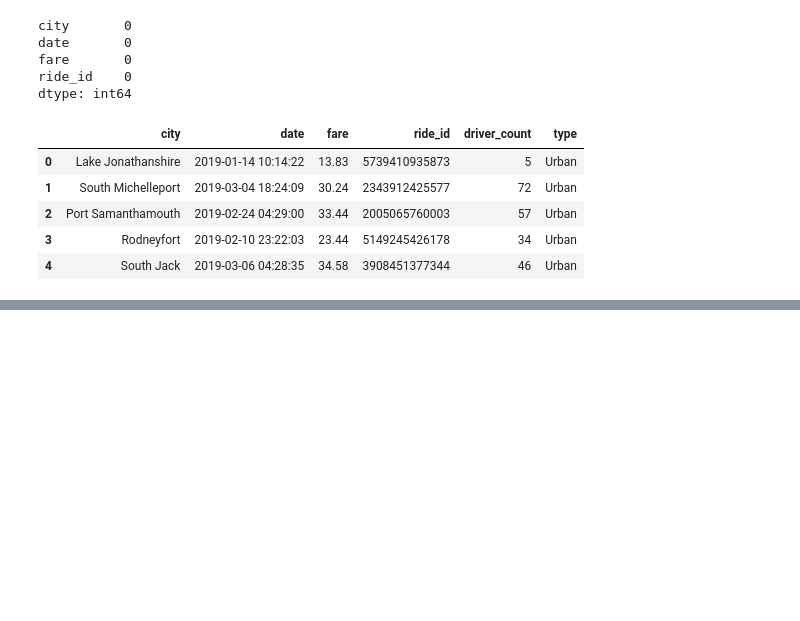
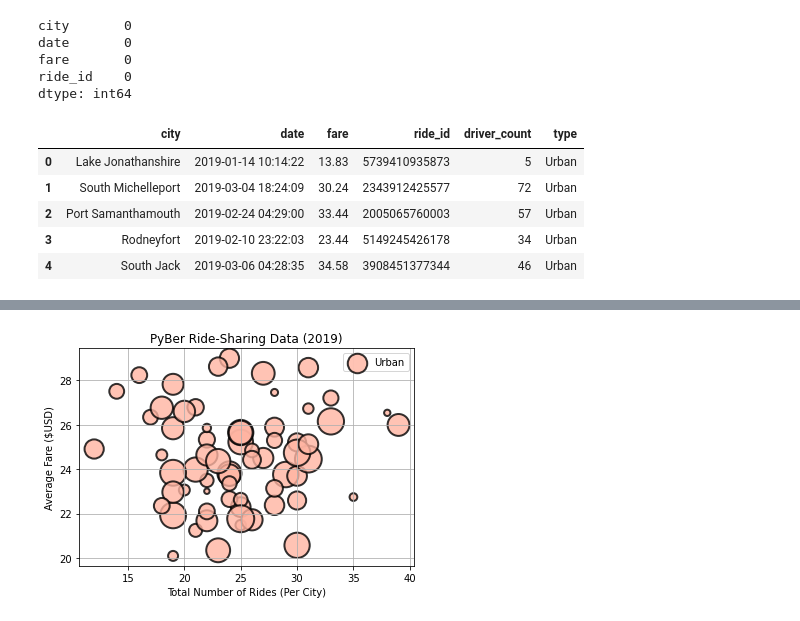
Before and after one commit to Jace-Loo/Pyber_Analysis, a Jupyter notebook: PyBer.ipynb, the cells around one changed output, grey strips where cells are left out. Cells and saved outputs as stored; diff of their text form; code cells hidden in the pictures; blank space fills up the shorter version.

Commit message:
Adding PyBer bubble plot analysis

```diff
--- a/PyBer.ipynb
+++ b/PyBer.ipynb
@@ -113,3 +113,7 @@ pyber_data_df.head()
 | 2 | Port Samanthamouth | 2019-02-24 04:29:00 | 33.44 | 2005065760003 | 57 | Urban |
 | 3 | Rodneyfort | 2019-02-10 23:22:03 | 23.44 | 5149245426178 | 34 | Urban |
 | 4 | South Jack | 2019-03-06 04:28:35 | 34.58 | 3908451377344 | 46 | Urban |
+# %%
+# create urban cities dataframe
+urban_cities_df = pyber_data_df[pyber_data_df["type"] == "Urban"]
+urban_cities_df.head(10)
@@ -115,0 +164,4 @@ pyber_data_df.head()
+# %%
+# create a series for number of rides for urban cities
+urban_ride_count = urban_cities_df.groupby(["city"]).count()["ride_id"]
+urban_ride_count.head()
@@ -115,0 +200,32 @@ pyber_data_df.head()
+# %%
+# avg fare for each city in urban cities
+urban_avg_fare = urban_cities_df.groupby(["city"]).mean()["fare"]
+urban_avg_fare.head()
+
+# suburban and rural
+suburban_avg_fare = suburban_cities_df.groupby(["city"]).mean()["fare"]
+rural_avg_fare = rural_cities_df.groupby(["city"]).mean()["fare"]
+# %%
+# avg driver count for each city in urban, suburban, rural
+urban_driver_count = urban_cities_df.groupby(["city"]).mean()["driver_count"]
+suburban_driver_count = suburban_cities_df.groupby(["city"]).mean()["driver_count"]
+rural_driver_count = rural_cities_df.groupby(["city"]).mean()["driver_count"]
+# %%
+# scatter for urban cities
+plt.scatter(urban_ride_count,
+            urban_avg_fare,
+            s = 10 * urban_driver_count,
+            alpha = 0.8,
+            color = '#ffb4a2',
+            edgecolors = "black",
+            linewidth = 2,
+            label = "Urban")
+plt.title("PyBer Ride-Sharing Data (2019)")
+plt.ylabel("Average Fare ($USD)")
+plt.xlabel("Total Number of Rides (Per City)")
+plt.grid(True)
+plt.legend()
+
+plt.show()
+# %% [output]
+[figure, added]
```
Also changed, not shown: parts of 9 cells of this notebook, 1 other file.
